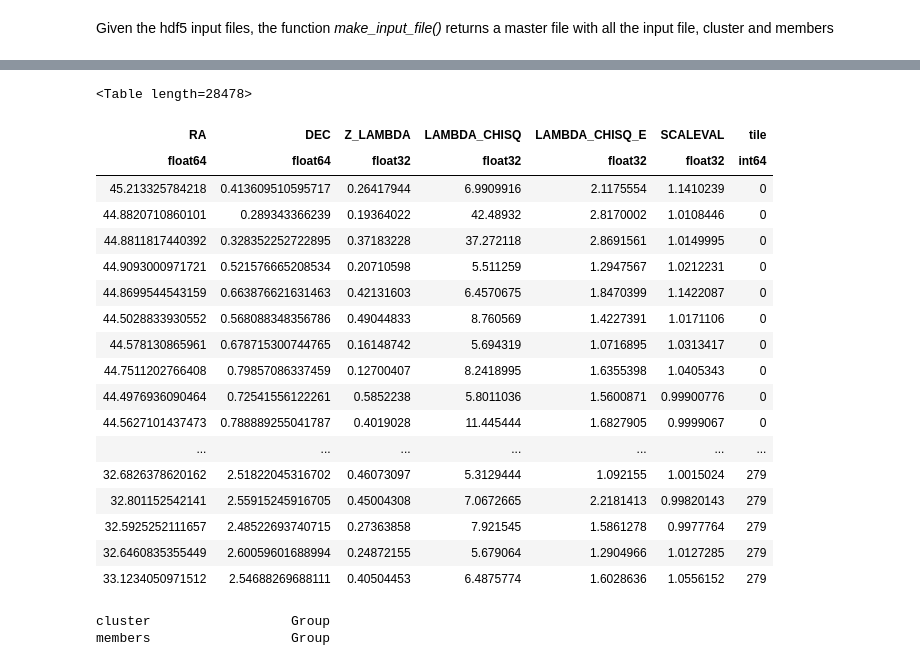
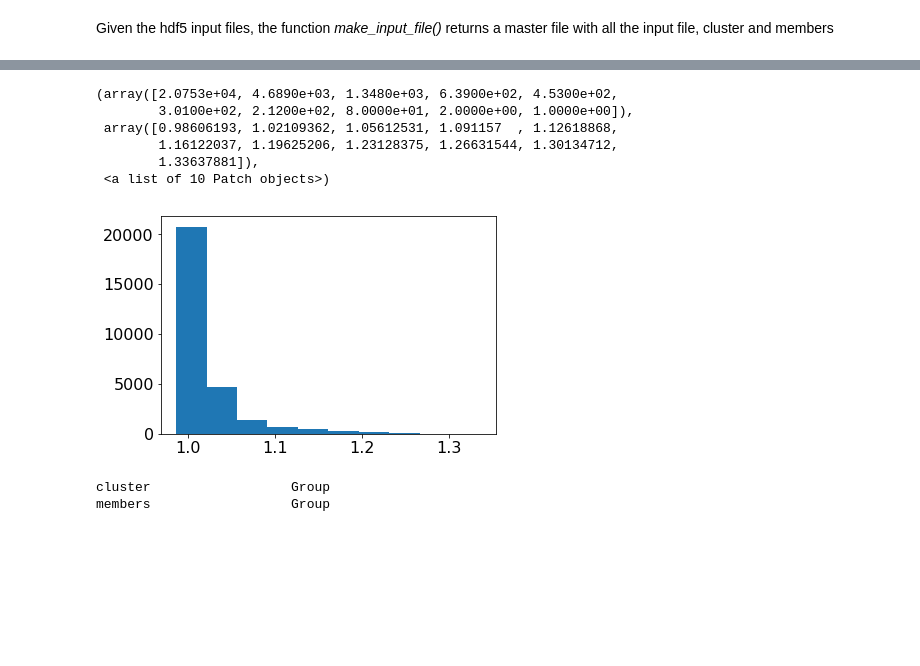
Before and after one commit to estevesjh/CopacabanaRuns, a Jupyter notebook: analysis/runs/prepareInputFiles.ipynb, the cells around one changed output, grey strips where cells are left out. Drawn from its saved outputs; the diff is of its cells as text; code cells hidden in the pictures; blank space fills up the shorter version.

```diff
--- a/analysis/runs/prepareInputFiles.ipynb
+++ b/analysis/runs/prepareInputFiles.ipynb
@@ -64,26 +72,14 @@ from astropy.io.fits import getdata
 fname = '/data/des61.a/data/johnny/DESY3/data/cutouts/y3_gold_2.2.1_wide_sofcol_run_redmapper_v6.4.22_wv1.2_subsampled.fits'
 
 cluster = Table(getdata(fname))
-# %%
-cluster
-# %% [output]
-<Table length=28478>
-| RA | DEC | Z_LAMBDA | LAMBDA_CHISQ | LAMBDA_CHISQ_E | SCALEVAL | tile |
-| float64 | float64 | float32 | float32 | float32 | float32 | int64 |
-| 45.213325784218 | 0.413609510595717 | 0.26417944 | 6.9909916 | 2.1175554 | 1.1410239 | 0 |
-| 44.8820710860101 | 0.289343366239 | 0.19364022 | 42.48932 | 2.8170002 | 1.0108446 | 0 |
-| 44.8811817440392 | 0.328352252722895 | 0.37183228 | 37.272118 | 2.8691561 | 1.0149995 | 0 |
-| 44.9093000971721 | 0.521576665208534 | 0.20710598 | 5.511259 | 1.2947567 | 1.0212231 | 0 |
-| 44.8699544543159 | 0.663876621631463 | 0.42131603 | 6.4570675 | 1.8470399 | 1.1422087 | 0 |
-| 44.5028833930552 | 0.568088348356786 | 0.49044833 | 8.760569 | 1.4227391 | 1.0171106 | 0 |
-| 44.578130865961 | 0.678715300744765 | 0.16148742 | 5.694319 | 1.0716895 | 1.0313417 | 0 |
-| 44.7511202766408 | 0.79857086337459 | 0.12700407 | 8.2418995 | 1.6355398 | 1.0405343 | 0 |
-| 44.4976936090464 | 0.72541556122261 | 0.5852238 | 5.8011036 | 1.5600871 | 0.99900776 | 0 |
-| 44.5627101437473 | 0.788889255041787 | 0.4019028 | 11.445444 | 1.6827905 | 0.9999067 | 0 |
-| ... | ... | ... | ... | ... | ... | ... |
-| 32.6826378620162 | 2.51822045316702 | 0.46073097 | 5.3129444 | 1.092155 | 1.0015024 | 279 |
-| 32.801152542141 | 2.55915245916705 | 0.45004308 | 7.0672665 | 2.2181413 | 0.99820143 | 279 |
-| 32.5925252111657 | 2.48522693740715 | 0.27363858 | 7.921545 | 1.5861278 | 0.9977764 | 279 |
-| 32.6460835355449 | 2.60059601688994 | 0.24872155 | 5.679064 | 1.2904966 | 1.0127285 | 279 |
-| 33.1234050971512 | 2.54688269688111 | 0.40504453 | 6.4875774 | 1.6028636 | 1.0556152 | 279 |
+# %%
+plt.hist(cluster['SCALEVAL'])
+# %% [output]
+(array([2.0753e+04, 4.6890e+03, 1.3480e+03, 6.3900e+02, 4.5300e+02,
+        3.0100e+02, 2.1200e+02, 8.0000e+01, 2.0000e+00, 1.0000e+00]),
+ array([0.98606193, 1.02109362, 1.05612531, 1.091157  , 1.12618868,
+        1.16122037, 1.19625206, 1.23128375, 1.26631544, 1.30134712,
+        1.33637881]),
+ <a list of 10 Patch objects>)
+[figure, added]
 # %%
```
Also changed, not shown: parts of 30 cells of this notebook, 4 other files.
